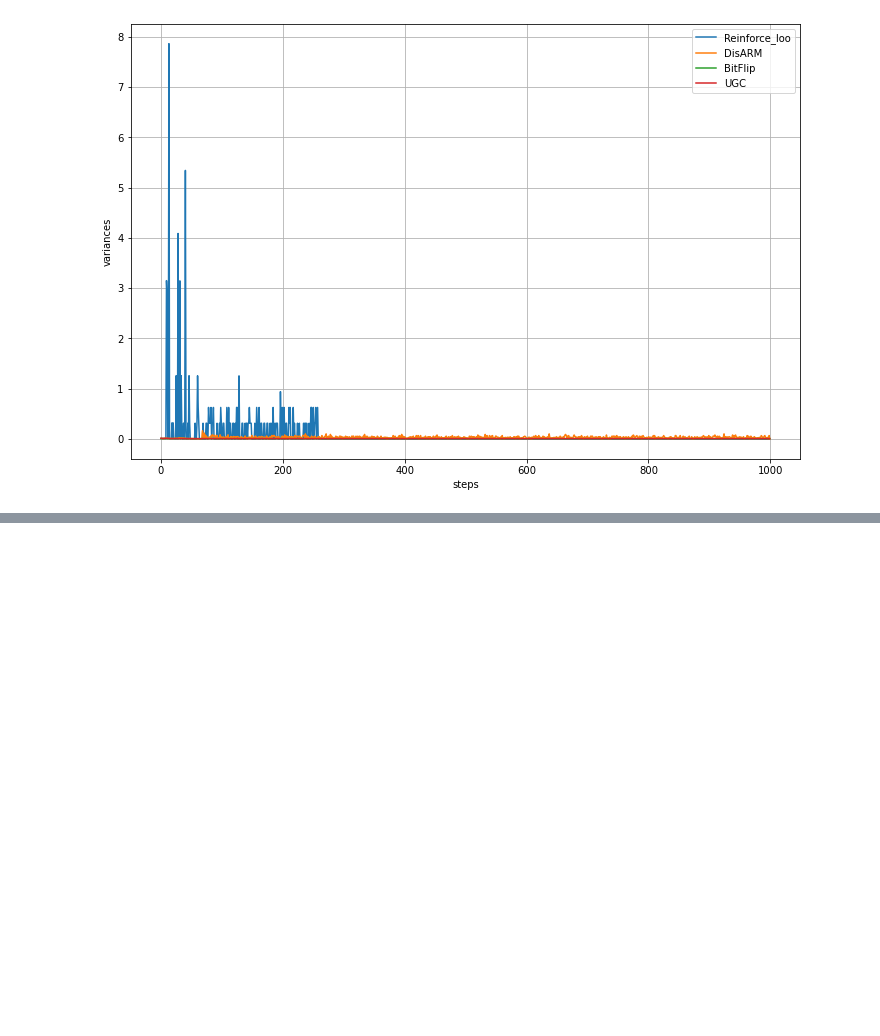
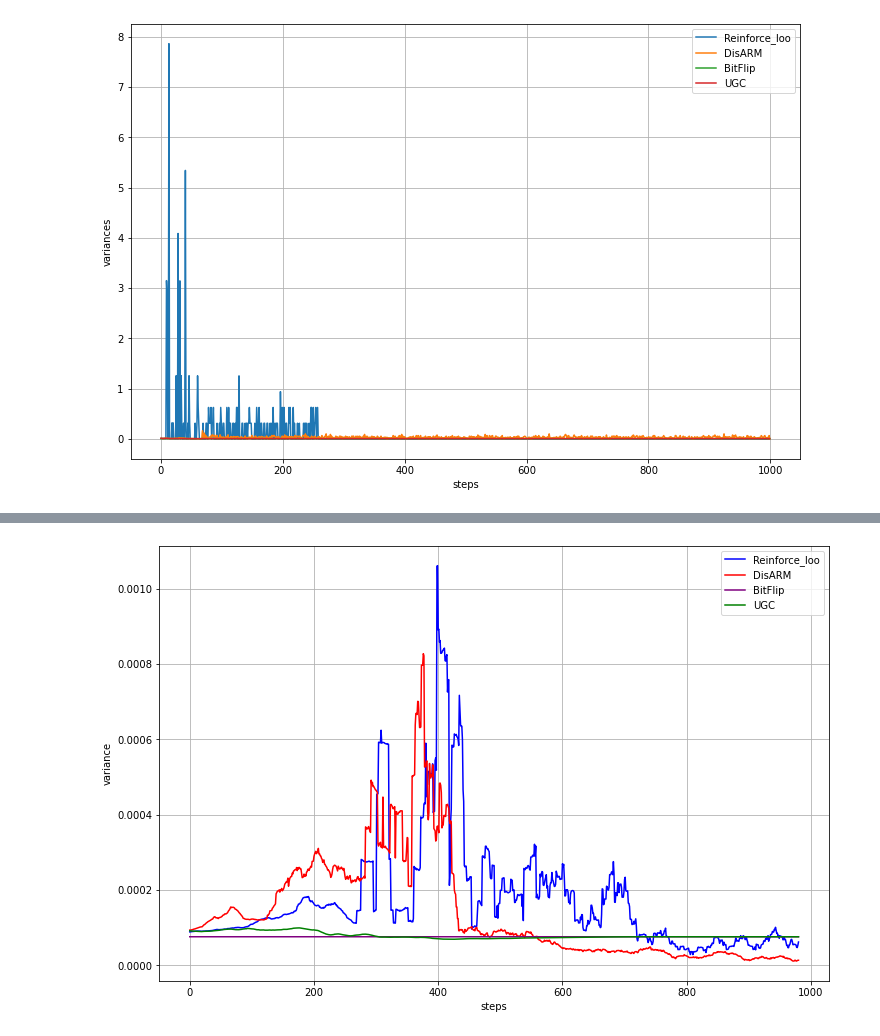
Before and after one commit to russellkune/gradient-estimators, a Jupyter notebook: Simulations.ipynb, the cells around one changed output, grey strips where cells are left out. Cells and saved outputs as stored; diff of their text form; code cells hidden in the pictures; blank space fills up the shorter version.

```diff
--- a/Simulations.ipynb
+++ b/Simulations.ipynb
@@ -206,0 +347,20 @@ save_list("vars_o_l1000.txt",vars_o)
+# %%
+N = 20
+v_r_new = np.convolve(v_r.mean(axis = 0), np.ones(N)/N, mode='valid')
+v_d_new = np.convolve(v_d.mean(axis = 0), np.ones(N)/N, mode='valid')
+v_b_new = np.convolve(v_b.mean(axis = 0), np.ones(N)/N, mode='valid')
+v_o_new = np.convolve(v_o.mean(axis = 0), np.ones(N)/N, mode='valid')
+# %%
+plt.figure(figsize = (12,8))
+plt.plot(v_r_new, label = "Reinforce_loo", color = "blue")
+plt.plot(v_d_new, label = "DisARM", color = "red")
+plt.plot(v_b_new, label = "BitFlip", color = "purple")
+plt.plot(v_o_new, label = "UGC", color = "green")
+plt.ylabel("variance")
+plt.xlabel("steps")
+#plt.axhline(K*(t_**2), c = "black", linestyle ="--", label = "opt")
+plt.legend()
+plt.grid()
+plt.savefig("P1_variances499.png", dpi = 300)
+# %% [output]
+[figure, added]
```
Also changed, not shown: parts of 12 cells of this notebook, 3 other files.
